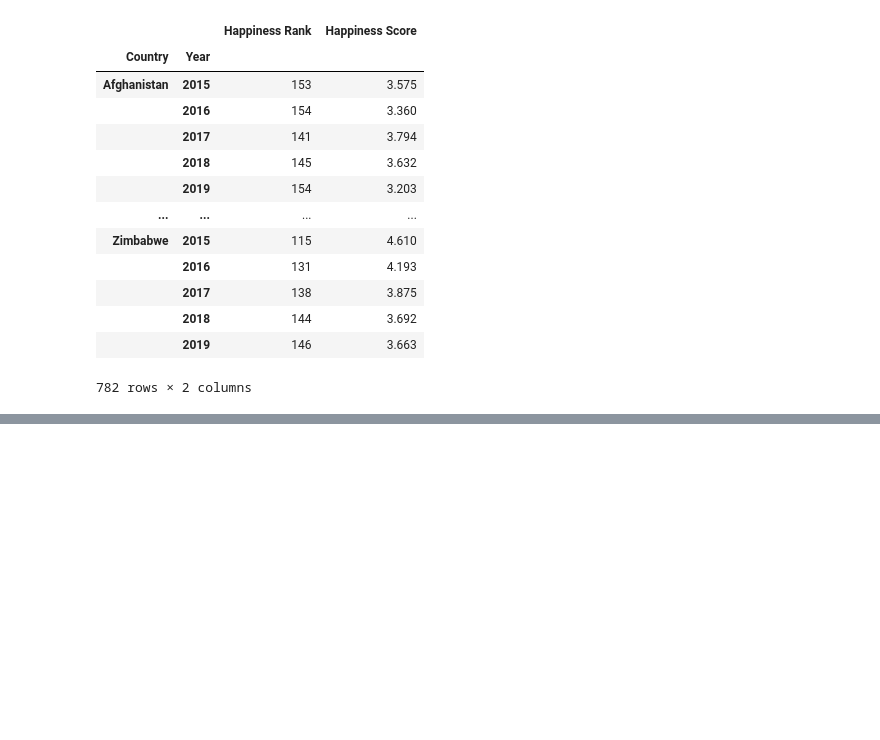
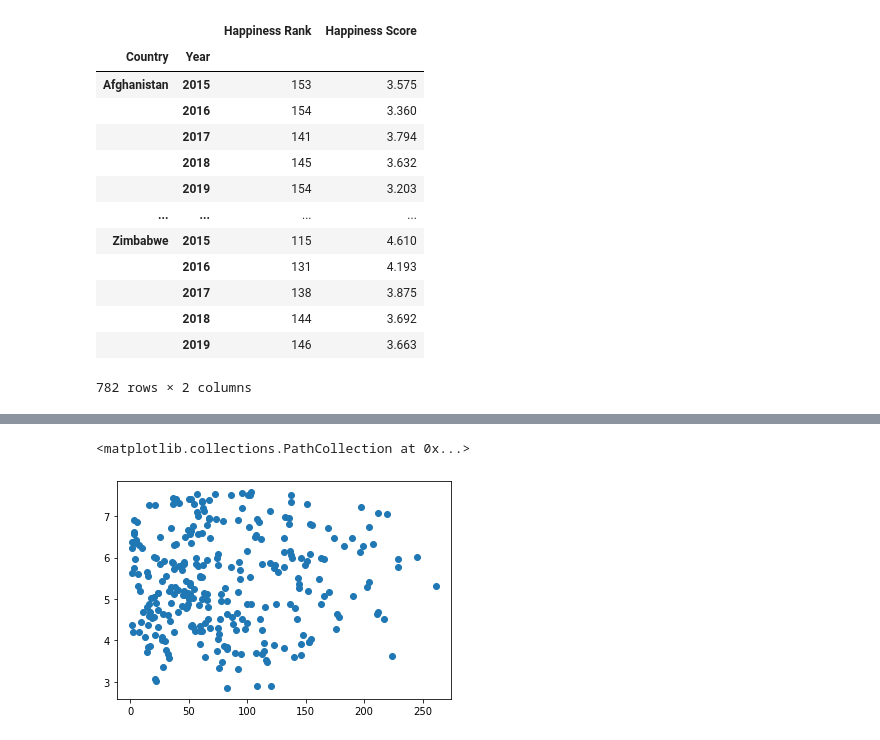
Before and after one commit to AJ-Paine/07-Skynet-Project, a Jupyter notebook: Skynet Project 1.ipynb, the cells around one changed output, grey strips where cells are left out. Drawn from its saved outputs; the diff is of its cells as text; code cells hidden in the pictures; blank space fills up the shorter version.

```diff
--- a/Skynet Project 1.ipynb
+++ b/Skynet Project 1.ipynb
@@ -98,0 +138,5 @@ happy_groupby.mean()
+# %%
+plt.scatter(merge["Rainfall - (MM)"],merge["Happiness Score"])
+# %% [output]
+<matplotlib.collections.PathCollection at 0x...>
+[figure, added]
```
Also changed, not shown: parts of 6 cells of this notebook, 1 other file.
